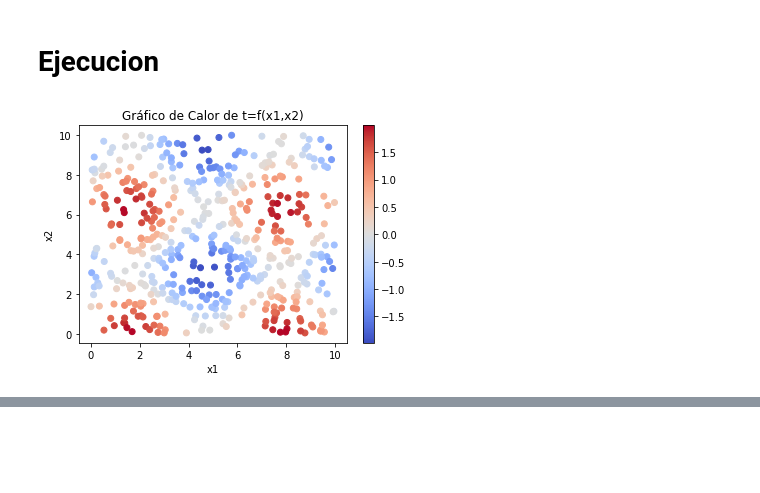
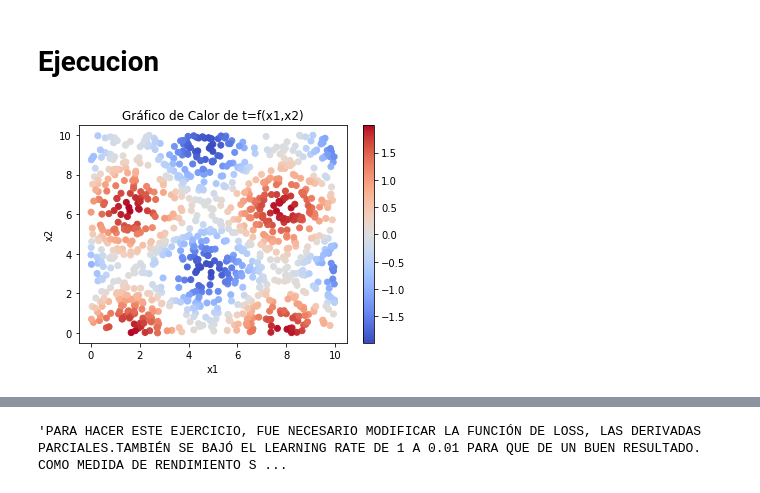
Before and after one commit to mabustillo14/IA2-2023, a Jupyter notebook: Trabajo_Practico_3/Tp3_Rodri/Ej5_rodri.ipynb, the cells around one changed output, grey strips where cells are left out. Saved outputs shown, nothing was run; the diff lists cells and outputs as text; code cells hidden in the pictures; blank space fills up the shorter version.

```diff
--- a/Trabajo_Practico_3/Tp3_Rodri/Ej5_rodri.ipynb
+++ b/Trabajo_Practico_3/Tp3_Rodri/Ej5_rodri.ipynb
@@ -144,7 +144,7 @@ def train(x, t, pesos, learning_rate, epochs, N_epochs_ej3, tolerancia_ej3):
         '''--- EJERCICIO 5: MODIFICACION DE DERIVADAS ---'''
         # Ajustamos los pesos: Backpropagation
 
-        dL_dy = 2/m*(y-t) #Sin la corrección de t esto tenía un formato de (500,500). Luego de la corrección de t, tiene un formato de (500,1) que es lo correcto
+        dL_dy = 2/m*(y-t)
 
 
         dL_dw2 = h.T.dot(dL_dy)                         # Ajuste para w2
@@ -189,7 +189,7 @@ def train(x, t, pesos, learning_rate, epochs, N_epochs_ej3, tolerancia_ej3):
     r2_ej5(x=x, t=t, pesos=pesos, conjunto='train', imprimir=True)
 
     '''Ejercicio 2_b'''
-    x_test, t_test = generar_datos_regresion(cantidad_ejemplos=m)
+    x_test, t_test = generar_datos_regresion(cantidad_ejemplos=int(m/10))
     r2_ej5(x=x_test, t=t_test, pesos=pesos, conjunto='test', imprimir=True)
     '''--------END EJERCICIO 2-----------'''
 
@@ -333,8 +317,8 @@ def r2_ej5(x,t,pesos,conjunto,imprimir=False):
 # %% [markdown]
 # Ejecucion
 # %%
-iniciar(numero_ejemplos=500, graficar_datos=True, N_epochs_ej3=100, tolerancia_ej3=20)
+iniciar(numero_ejemplos=1000, graficar_datos=True, N_epochs_ej3=100, tolerancia_ej3=20)
 
 '''PARA HACER ESTE EJERCICIO, FUE NECESARIO MODIFICAR LA FUNCIÓN DE LOSS, LAS DERIVADAS PARCIALES.TAMBIÉN SE BAJÓ EL LEARNING RATE DE 1 A 0.01 PARA QUE DE UN BUEN RESULTADO. COMO MEDIDA DE RENDIMIENTO SE USA R^2'''
 # %% [output]
-[figure, old version]
+[figure, new version]
@@ -352,0 +337 @@ El r^2 de test es 0.7167824699803782
+'PARA HACER ESTE EJERCICIO, FUE NECESARIO MODIFICAR LA FUNCIÓN DE LOSS, LAS DERIVADAS PARCIALES.TAMBIÉN SE BAJÓ EL LEARNING RATE DE 1 A 0.01 PARA QUE DE UN BUEN RESULTADO. COMO MEDIDA DE RENDIMIENTO S ...
```
Also changed, not shown: parts of 2 cells of this notebook, 3 other files.
